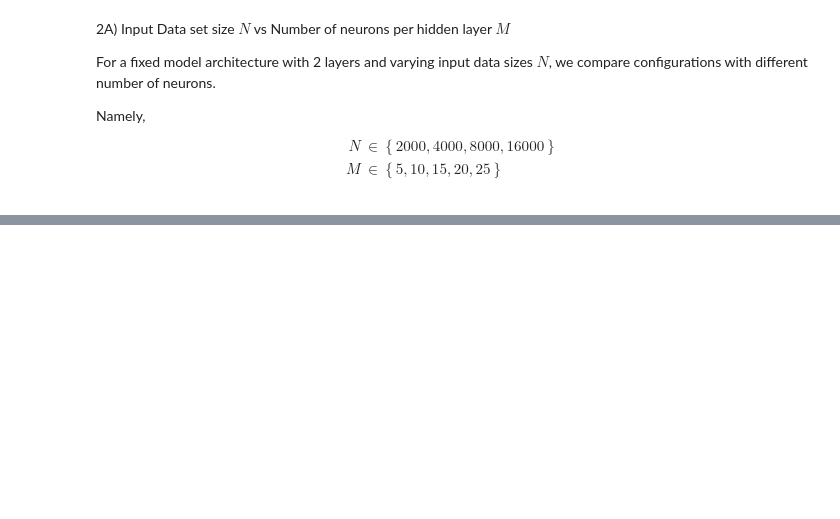
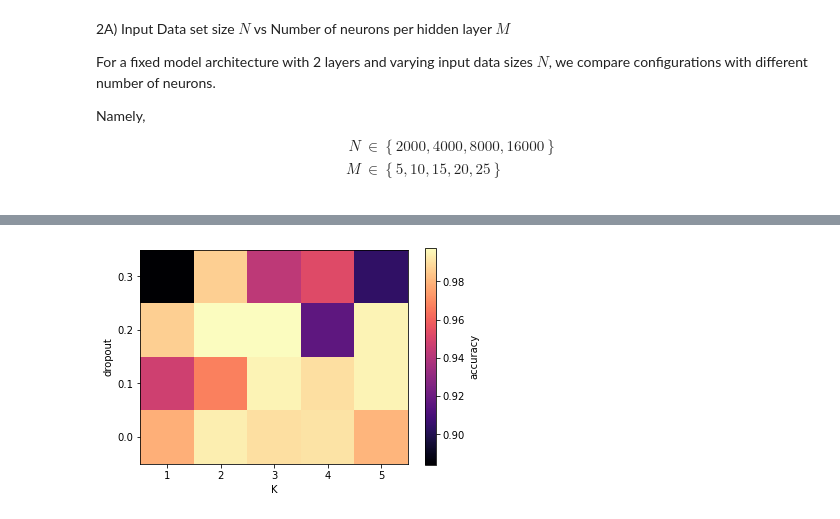
Before and after one commit to rgbmrc/ml-assign, a Jupyter notebook: notebook.ipynb, the cells around one changed output, grey strips where cells are left out. Cells and saved outputs as stored; diff of their text form; code cells hidden in the pictures; blank space fills up the shorter version.

```diff
--- a/notebook.ipynb
+++ b/notebook.ipynb
@@ -381,8 +377,8 @@ def gen_arch(neurons, p_drop):
 
 # Dictionary of varying parameters used to plot the grid search:
 vals = {
+    "dropout": np.arange(4) / 10,
     "K": np.arange(1, 6),
-    "dropout": np.arange(4) / 10,
 }
 
 
@@ -391,39 +387,33 @@ params = [
     {
         "samples": samples,
         "input": {
             "N": 4000,
             "rescale": 50,
             "offset": 0,
             "train_frac": 0.8,
         },
         "model": {
             "name": "model",
             "layers": gen_arch(neurons, p_drop),
         },
         "compile": {
             "loss": "binary_crossentropy",
             "optimizer": "adam",
             "metrics": ["accuracy"],
             "steps_per_execution": 4,
         },
         "fit": {"epochs": 500, "batch_size": 50, "verbose": 0},
     }
     for p_drop in [0.0, 0.1, 0.2, 0.3]
     for neurons in [
         [125],
         [20, 20],
         [16, 16, 10],
         [11, 12, 12, 12],
         [11, 10, 10, 10, 10],
     ]
 ]
 
-results = []
-for p in params:
-    res = train(p)
-    results.append(res["val_accuracy"])
-
-
-data = np.asarray(results)
-data = data[:, :, -1]
-avg_data = np.mean(data, axis=1).reshape(4, 5)
+fig, ax = gridplot(vals, [train(p)["val_accuracy"] for p in params])
+# %% [output]
+[figure, added]
```
Also changed, not shown: parts of 8 cells of this notebook.
